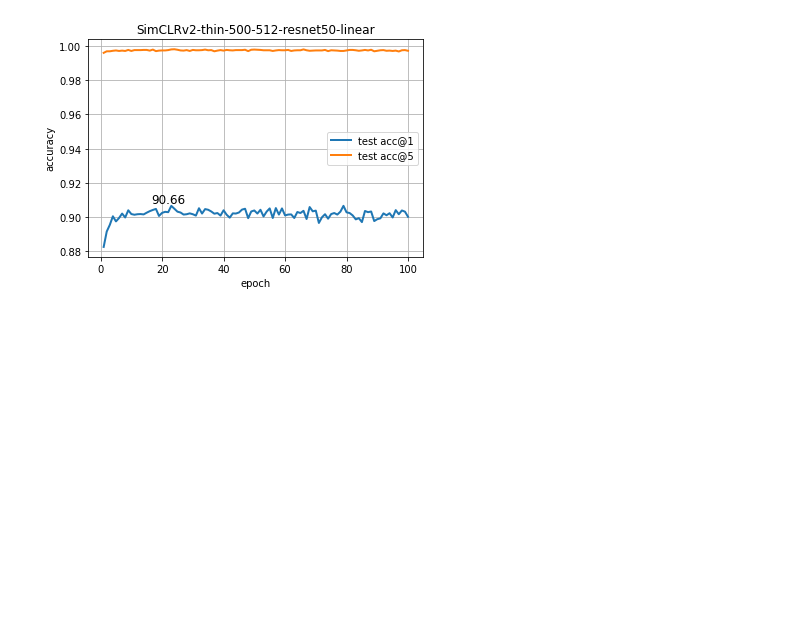
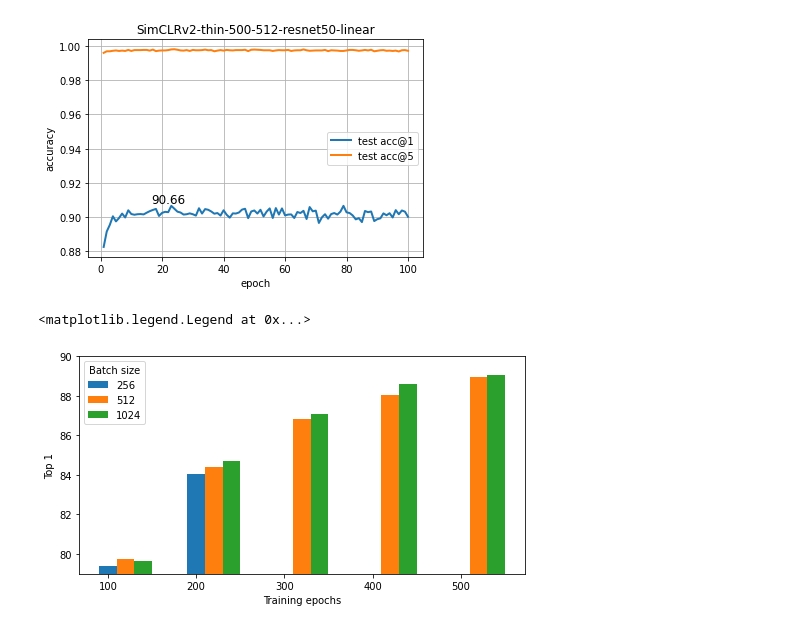
Before and after one commit to Cheng-Chen-NYU/cssl, a Jupyter notebook: illustrate.ipynb, the cells around one changed output. Drawn from its saved outputs; the diff is of its cells as text; code cells hidden in the pictures; blank space fills up the shorter version.

```diff
--- a/illustrate.ipynb
+++ b/illustrate.ipynb
@@ -109,3 +109,22 @@ plot(pd.read_csv('train_log/simclrv2-thin-500-512-resnet50/linear_statistics.csv
 #  "log_dir": "train_log/",
 #  "results_dir": "/cache-2021-05-02-09-19-52-simclrv2",
 #  "resume_path": ""}
+# %%
+import numpy as np
+width = 0.2
+a = ['100', '200', '300', '400', '500']
+index = np.arange(len(a))
+b = [79.38, 84.06, 0, 0, 0]
+c = [79.77, 84.42, 86.83, 88.05, 88.94]
+d = [79.63, 84.72, 87.06, 88.62, 89.04]
+plt.figure(figsize=(8, 4))
+plt.bar(a, b, width, label='256')
+plt.bar(index+width, c, width, label='512')
+plt.bar(index+width+width, d, width, label='1024')
+plt.ylim(79, 90)
+plt.xlabel('Training epochs')
+plt.ylabel('Top 1')
+plt.legend(title='Batch size');
+# %% [output]
+<matplotlib.legend.Legend at 0x...>
+[figure, added]
```
Also changed, not shown: parts of 2 cells of this notebook, 1 other file.
